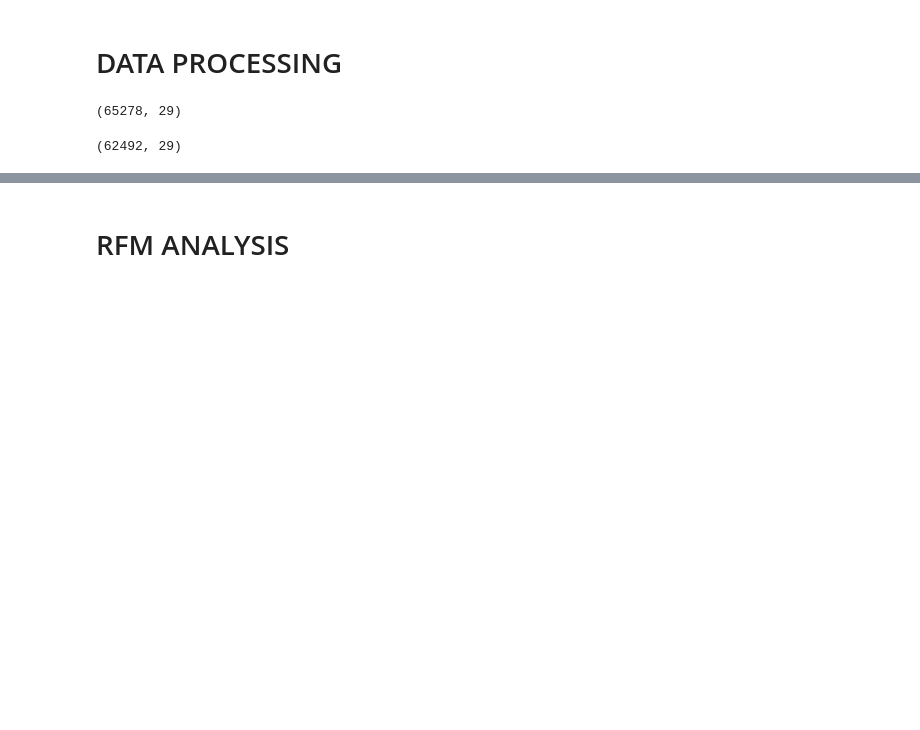
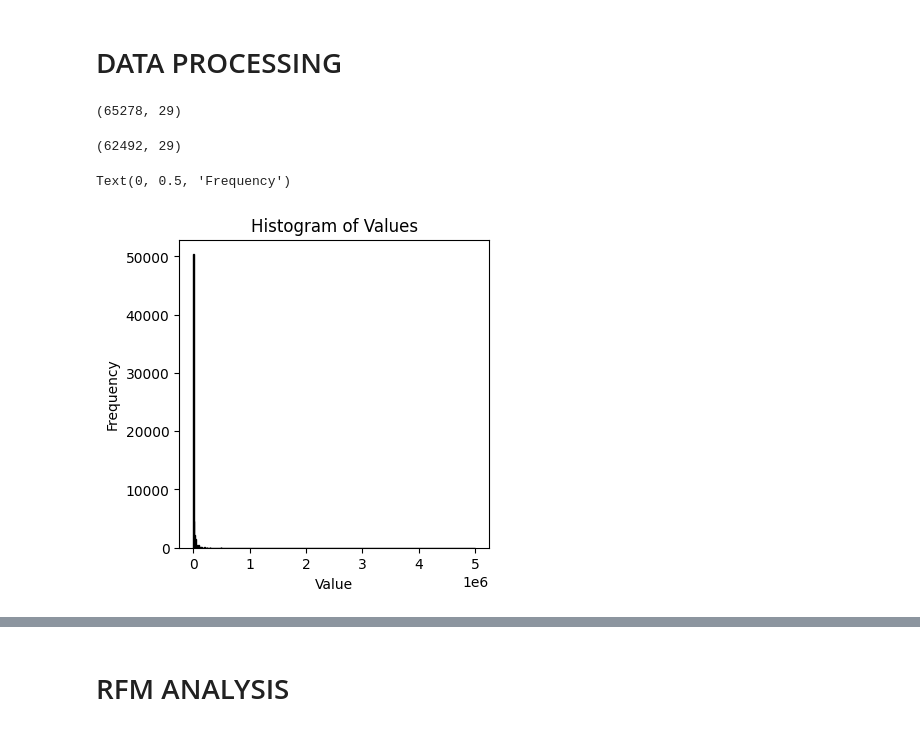
Before and after one commit to aleemkirk/Donations-RFM-Anlaysis, a Jupyter notebook: RFM.ipynb, the cells around one changed output, grey strips where cells are left out. Drawn from its saved outputs; the diff is of its cells as text; code cells hidden in the pictures; blank space fills up the shorter version.

Commit message:
adds outlier detection for monetary value donations

```diff
--- a/RFM.ipynb
+++ b/RFM.ipynb
@@ -24,3 +24,14 @@ df.shape
 #change received data from string to datetime
 df['ReceivedDate'] = pd.to_datetime(df['ReceivedDate'], format='%d/%m/%Y')
 df['Value'] = df['Value'].replace('[\£,]', '', regex=True).astype(float)
+# %%
+#Hist plots of columns to understand distribution
+plt.figure(figsize=(4, 4))  # Optional: specify the figure size
+df['Value'].plot(kind='hist', bins=500, edgecolor='black')
+
+plt.title('Histogram of Values')
+plt.xlabel('Value')
+plt.ylabel('Frequency')
+# %% [output]
+Text(0, 0.5, 'Frequency')
+[figure, added]
```
Also changed, not shown: parts of 7 cells of this notebook, 2 other files.
